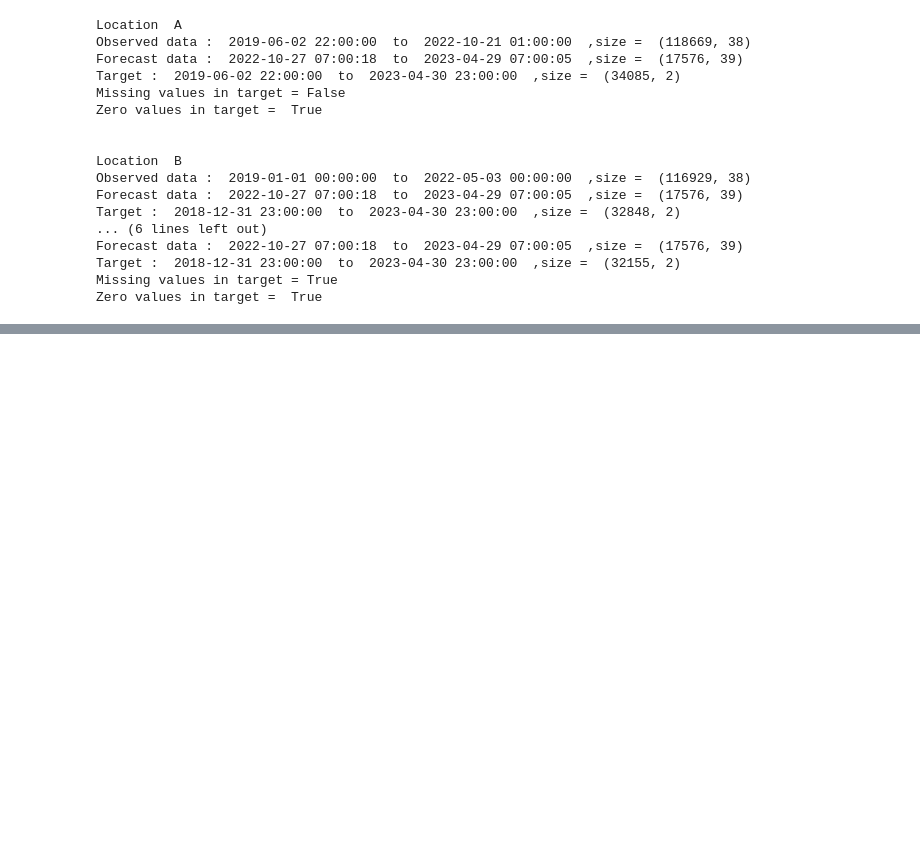
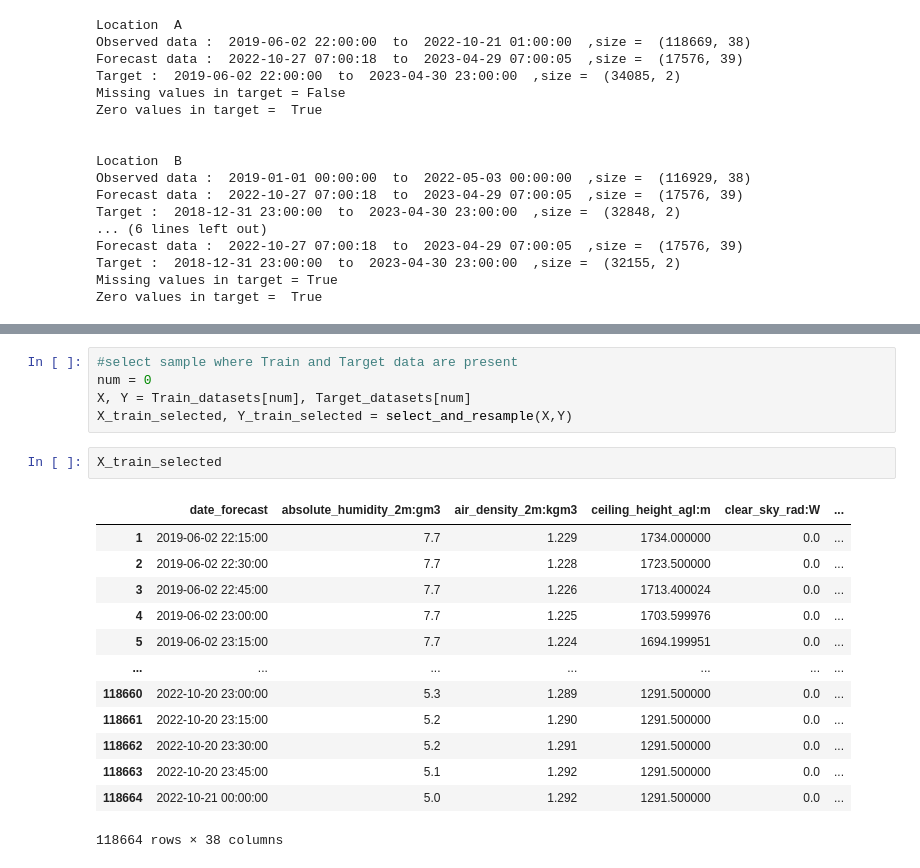
Before and after one commit to hugokerino/Energy-forecasting-NTNU, a Jupyter notebook: data/Hugo/notebook_hugo.ipynb, the cells around one changed output, grey strips where cells are left out. Cells and saved outputs as stored; diff of their text form; blank space fills up the shorter version.

```diff
--- a/data/Hugo/notebook_hugo.ipynb
+++ b/data/Hugo/notebook_hugo.ipynb
@@ -339,0 +397,21 @@ Target_datasets[0]
+# %%
+#select sample where Train and Target data are present
+num = 0
+X, Y = Train_datasets[num], Target_datasets[num]
+X_train_selected, Y_train_selected = select_and_resample(X,Y)
+# %%
+X_train_selected
+# %% [output]
+|  | date_forecast | absolute_humidity_2m:gm3 | air_density_2m:kgm3 | ceiling_height_agl:m | clear_sky_rad:W | ... |
+| 1 | 2019-06-02 22:15:00 | 7.7 | 1.229 | 1734.000000 | 0.0 | ... |
+| 2 | 2019-06-02 22:30:00 | 7.7 | 1.228 | 1723.500000 | 0.0 | ... |
+| 3 | 2019-06-02 22:45:00 | 7.7 | 1.226 | 1713.400024 | 0.0 | ... |
+| 4 | 2019-06-02 23:00:00 | 7.7 | 1.225 | 1703.599976 | 0.0 | ... |
+| 5 | 2019-06-02 23:15:00 | 7.7 | 1.224 | 1694.199951 | 0.0 | ... |
+| ... | ... | ... | ... | ... | ... | ... |
+| 118660 | 2022-10-20 23:00:00 | 5.3 | 1.289 | 1291.500000 | 0.0 | ... |
+| 118661 | 2022-10-20 23:15:00 | 5.2 | 1.290 | 1291.500000 | 0.0 | ... |
+| 118662 | 2022-10-20 23:30:00 | 5.2 | 1.291 | 1291.500000 | 0.0 | ... |
+| 118663 | 2022-10-20 23:45:00 | 5.1 | 1.292 | 1291.500000 | 0.0 | ... |
+| 118664 | 2022-10-21 00:00:00 | 5.0 | 1.292 | 1291.500000 | 0.0 | ... |
+118664 rows × 38 columns
```
Also changed, not shown: parts of 18 cells of this notebook.
